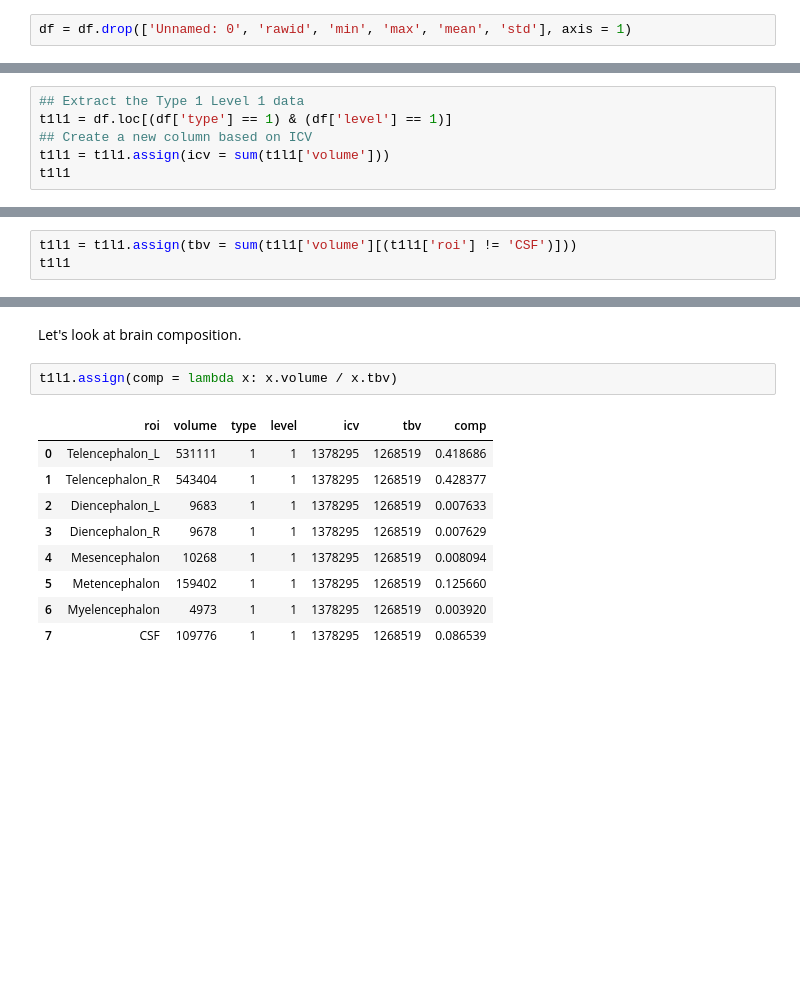
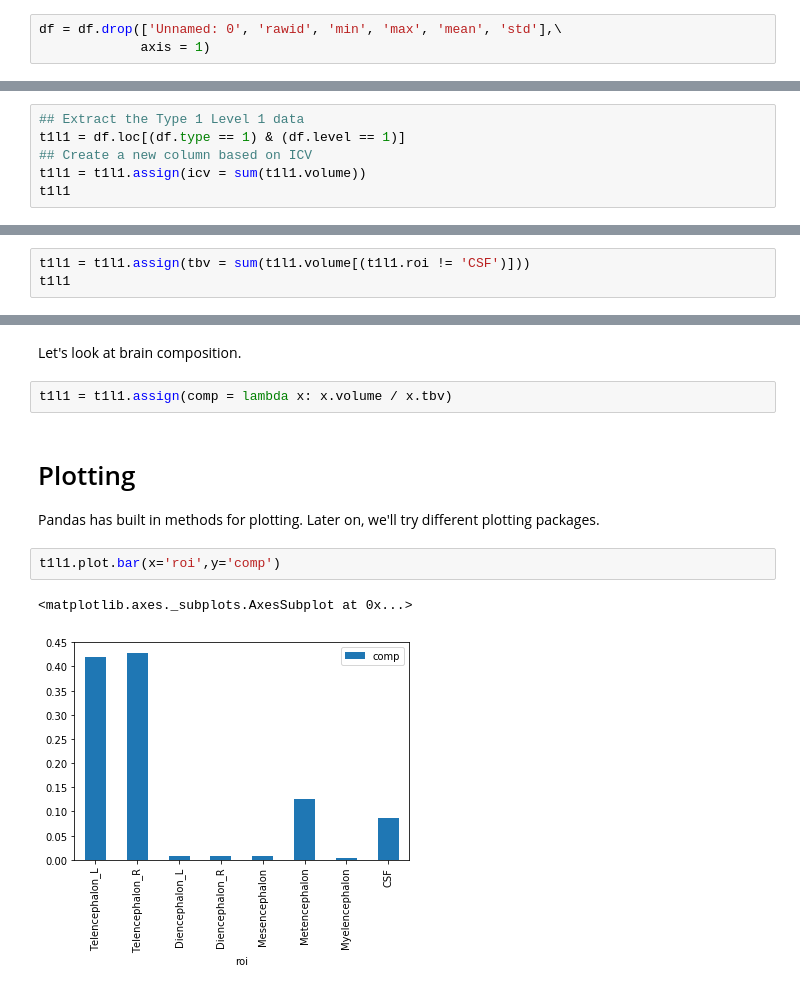
Before and after one commit to bcaffo/ds4bme_intro, a Jupyter notebook: lecture1.ipynb, the cells around one changed output, grey strips where cells are left out. Cells and saved outputs as stored; diff of their text form; blank space fills up the shorter version.

Commit message:
Added plotting

```diff
--- a/lecture1.ipynb
+++ b/lecture1.ipynb
@@ -67,14 +75,15 @@ df.head(4)
 # %% [markdown]
 Let's get rid of the column `rawid` and the unnamed column since they're kind of useless for today's lecture. Also let's work with only the volume.
 # %%
-df = df.drop(['Unnamed: 0', 'rawid', 'min', 'max', 'mean', 'std'], axis = 1)
+df = df.drop(['Unnamed: 0', 'rawid', 'min', 'max', 'mean', 'std'],\
+             axis = 1)
 # %% [markdown]
 Now let's create a column called `icv` for intra-cranial volume. ICV is defined as the summ of the Type I Level 1 structures and cerebrospinal fluid. For the rest of this lecture, we're just going to look at this type and level.
 # %%
 ## Extract the Type 1 Level 1 data
-t1l1 = df.loc[(df['type'] == 1) & (df['level'] == 1)]
+t1l1 = df.loc[(df.type == 1) & (df.level == 1)]
 ## Create a new column based on ICV
-t1l1 = t1l1.assign(icv = sum(t1l1['volume']))
+t1l1 = t1l1.assign(icv = sum(t1l1.volume))
 t1l1
 # %% [output]
 |  | roi | volume | type | level | icv |
@@ -91,5 +100,5 @@ Now the TBV is defined as the sum of all columns except CSF.
 # %%
-t1l1 = t1l1.assign(tbv = sum(t1l1['volume'][(t1l1['roi'] != 'CSF')]))
+t1l1 = t1l1.assign(tbv = sum(t1l1.volume[(t1l1.roi != 'CSF')]))
 t1l1
 # %% [output]
 |  | roi | volume | type | level | icv | tbv |
@@ -104,14 +113,13 @@ t1l1
 # %% [markdown]
 Let's look at brain composition.
 # %%
-t1l1.assign(comp = lambda x: x.volume / x.tbv)
+t1l1 = t1l1.assign(comp = lambda x: x.volume / x.tbv)
-# %% [output]
-|  | roi | volume | type | level | icv | tbv | comp |
-| 0 | Telencephalon_L | 531111 | 1 | 1 | 1378295 | 1268519 | 0.418686 |
-| 1 | Telencephalon_R | 543404 | 1 | 1 | 1378295 | 1268519 | 0.428377 |
-| 2 | Diencephalon_L | 9683 | 1 | 1 | 1378295 | 1268519 | 0.007633 |
-| 3 | Diencephalon_R | 9678 | 1 | 1 | 1378295 | 1268519 | 0.007629 |
-| 4 | Mesencephalon | 10268 | 1 | 1 | 1378295 | 1268519 | 0.008094 |
-| 5 | Metencephalon | 159402 | 1 | 1 | 1378295 | 1268519 | 0.125660 |
-| 6 | Myelencephalon | 4973 | 1 | 1 | 1378295 | 1268519 | 0.003920 |
-| 7 | CSF | 109776 | 1 | 1 | 1378295 | 1268519 | 0.086539 |
+# %% [markdown]
+# Plotting
+
+Pandas has built in methods for plotting. Later on, we'll try different plotting packages.
+# %%
+t1l1.plot.bar(x='roi',y='comp')
+# %% [output]
+<matplotlib.axes._subplots.AxesSubplot at 0x...>
+[figure, added]
```
Also changed, not shown: parts of 8 cells of this notebook.
